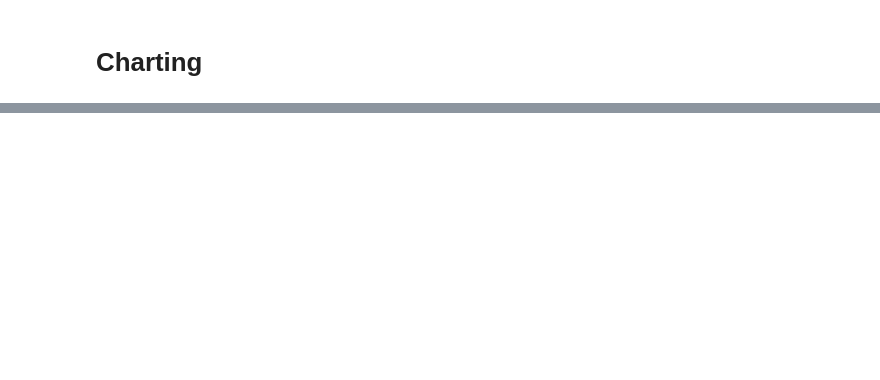
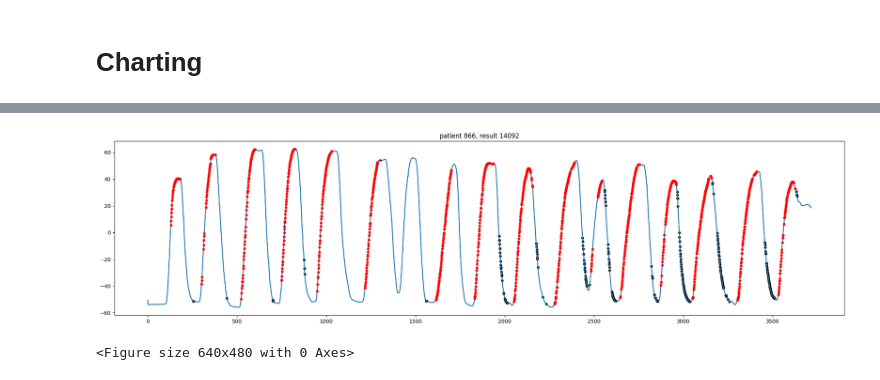
Before and after one commit to sensodevices/imu-gesture-recognition-notebook, a Jupyter notebook: data-collection.ipynb, the cells around one changed output, grey strips where cells are left out. Cells and saved outputs as stored; diff of their text form; code cells hidden in the pictures; blank space fills up the shorter version.

```diff
--- a/data-collection.ipynb
+++ b/data-collection.ipynb
@@ -273,0 +273,5 @@ plot_game_result(13284, 493)
+# %%
+plot_mark_ranges_preds(result_id=14092, key='position_type')
+# %% [output]
+[figure, added]
+<Figure size 640x480 with 0 Axes>
```
Also changed, not shown: parts of 24 cells of this notebook, 1 other file.
